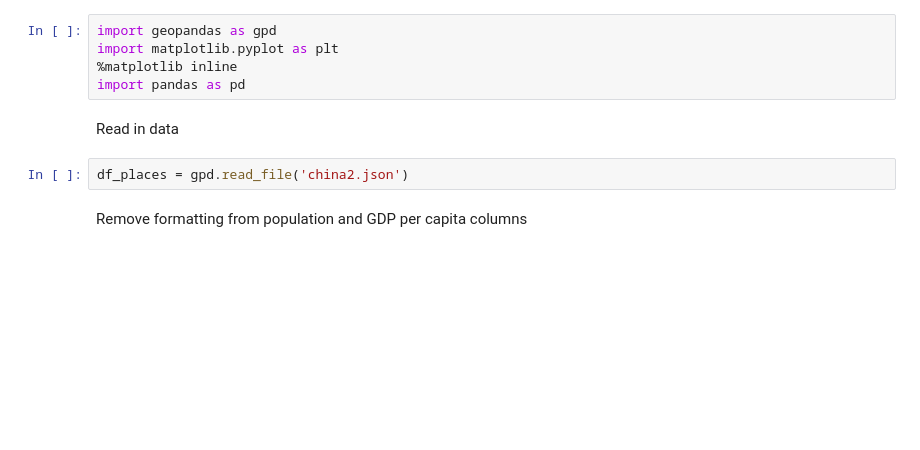
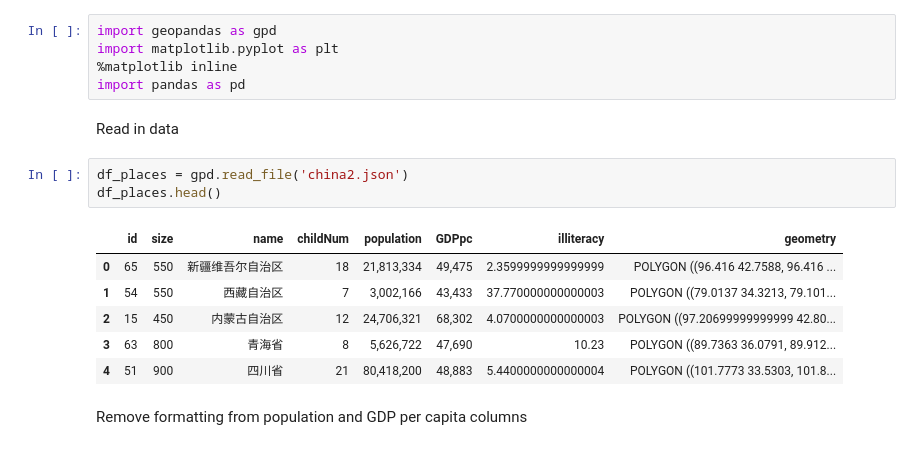
Before and after one commit to simprism/china-population-map, a Jupyter notebook: china-map.ipynb, the cells around one changed output. Cells and saved outputs as stored; diff of their text form; blank space fills up the shorter version.

```diff
--- a/china-map.ipynb
+++ b/china-map.ipynb
@@ -11,6 +11,14 @@ import pandas as pd
 Read in data
 # %%
 df_places = gpd.read_file('china2.json')
+df_places.head()
+# %% [output]
+|  | id | size | name | childNum | population | GDPpc | illiteracy | geometry |
+| 0 | 65 | 550 | 新疆维吾尔自治区 | 18 | 21,813,334 | 49,475 | 2.3599999999999999 | POLYGON ((96.416 42.7588, 96.416 ... |
+| 1 | 54 | 550 | 西藏自治区 | 7 | 3,002,166 | 43,433 | 37.770000000000003 | POLYGON ((79.0137 34.3213, 79.101... |
+| 2 | 15 | 450 | 内蒙古自治区 | 12 | 24,706,321 | 68,302 | 4.0700000000000003 | POLYGON ((97.20699999999999 42.80... |
+| 3 | 63 | 800 | 青海省 | 8 | 5,626,722 | 47,690 | 10.23 | POLYGON ((89.7363 36.0791, 89.912... |
+| 4 | 51 | 900 | 四川省 | 21 | 80,418,200 | 48,883 | 5.4400000000000004 | POLYGON ((101.7773 33.5303, 101.8... |
 # %% [markdown]
 Remove formatting from population and GDP per capita columns
 # %%
```
Also changed, not shown: parts of 2 cells of this notebook.
